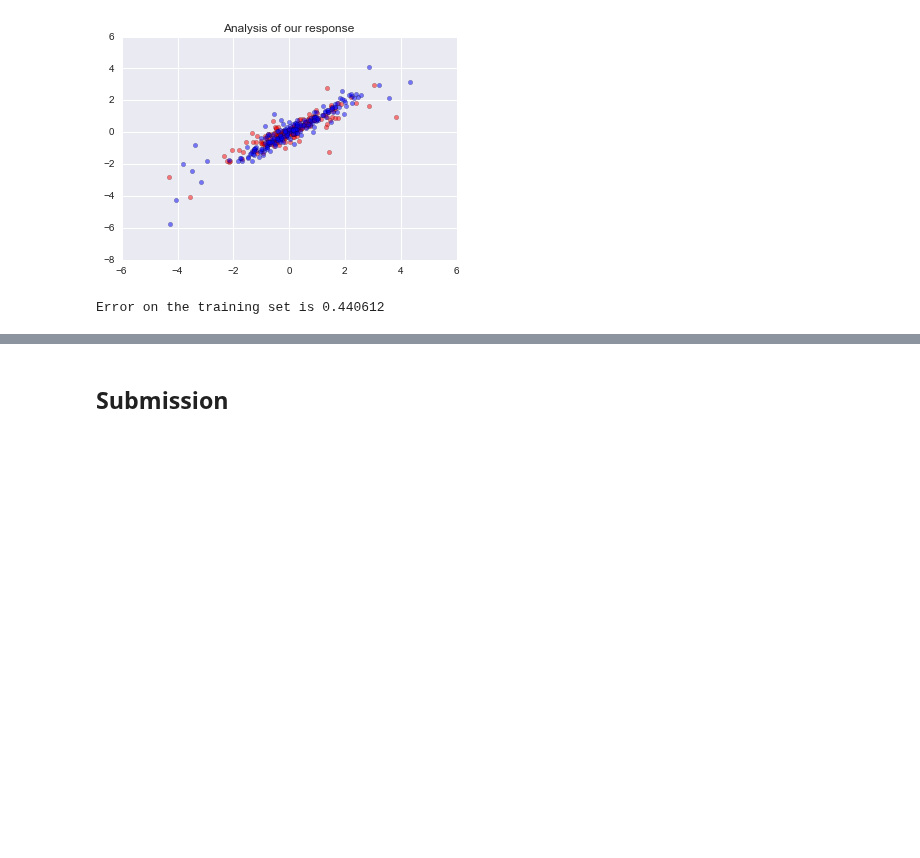
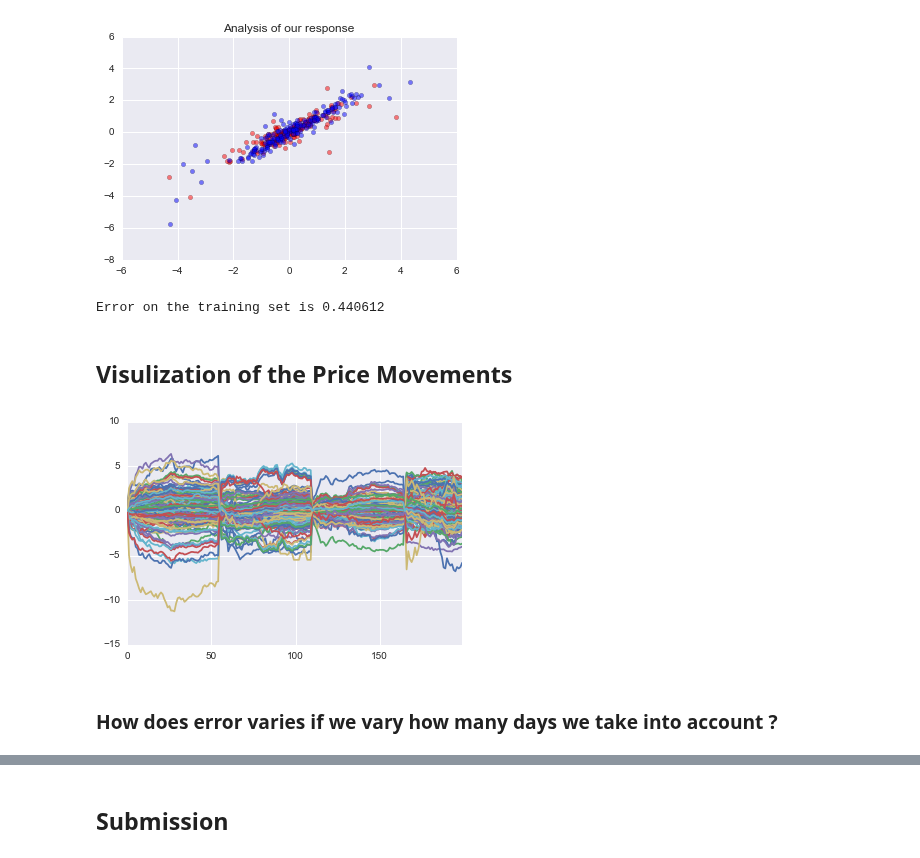
Before and after one commit to numb3r33/Kaggle-Competitions, a Jupyter notebook: Battlefin-s-big-data/notebooks/Battlefin_Analysis.ipynb, the cells around one changed output, grey strips where cells are left out. Drawn from its saved outputs; the diff is of its cells as text; code cells hidden in the pictures; blank space fills up the shorter version.

Commit message:
Analysis on number of data points to consider and how it would effect our score

```diff
--- a/Battlefin-s-big-data/notebooks/Battlefin_Analysis.ipynb
+++ b/Battlefin-s-big-data/notebooks/Battlefin_Analysis.ipynb
@@ -50,3 +50,27 @@ plt.title('Analysis of our response');
 print 'Error on the training set is %f ' %e.mean(axis=1).mean()
 # %% [output]
 Error on the training set is 0.440612
+# %% [markdown]
+## Visulization of the Price Movements
+# %%
+def concatenate_intra_day_results():
+    """
+    Concatenate intra day results for all the securities
+    """
+    predictions = []
+    for i in range(1, 511):
+        df = pd.read_csv('../data/data/'+ str(i) + '.csv')
+        predictions.append(df)
+
+    merged_df = pd.concat(predictions, axis=0)
+    return merged_df
+
+merged_df = concatenate_intra_day_results()
+# %%
+merged_df = merged_df.set_index(np.arange(0, 55 * 510))
+# %%
+merged_df.iloc[: 200, :198].plot(legend=False);
+# %% [output]
+[figure, added]
+# %% [markdown]
+### How does error varies if we vary how many days we take into account ?
```
Also changed, not shown: parts of 7 cells of this notebook.
